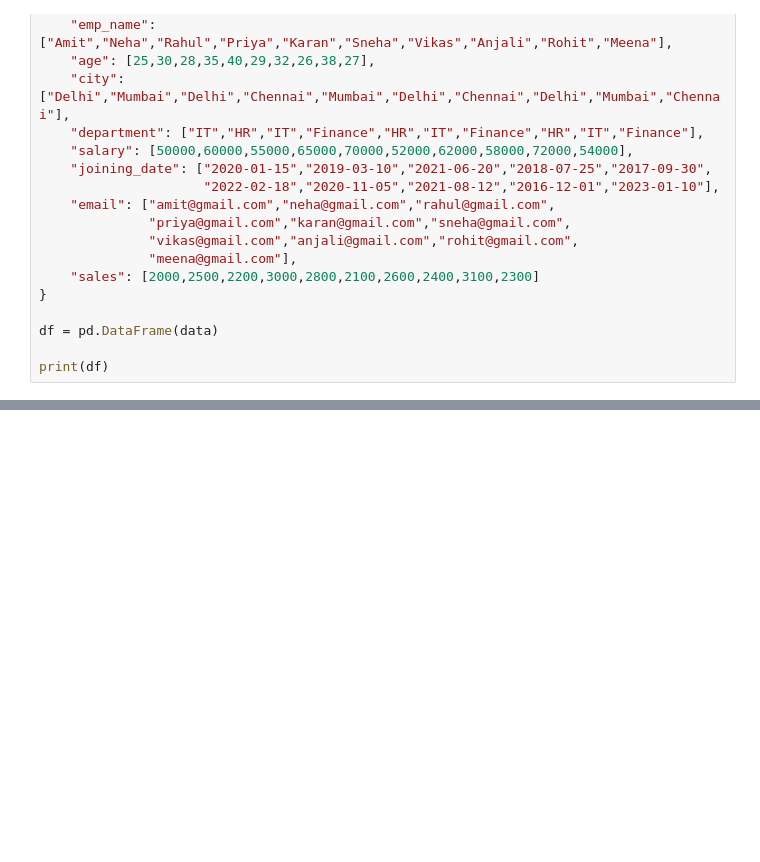
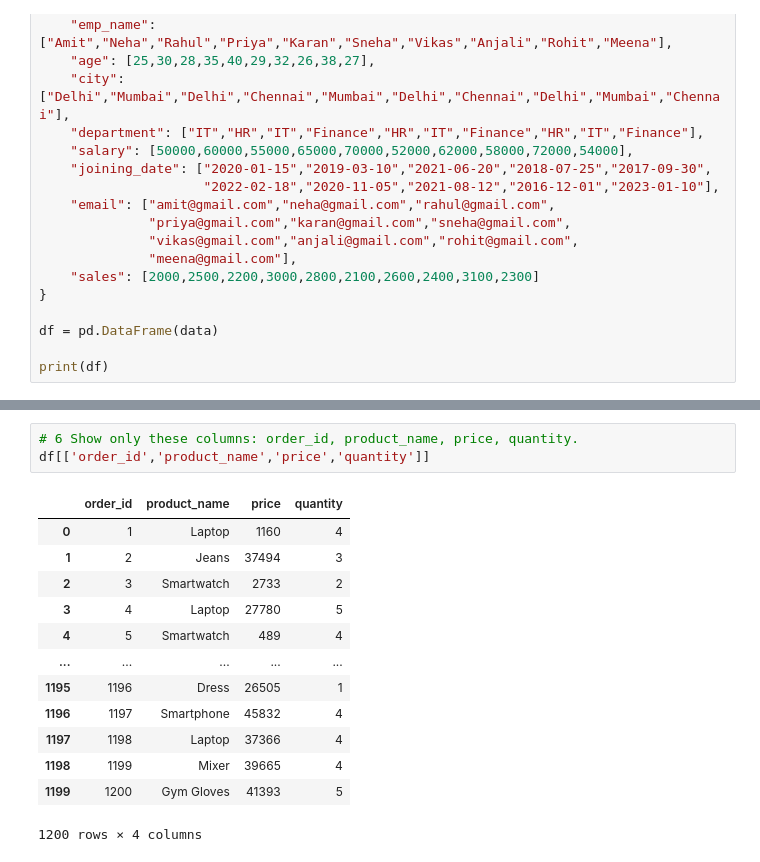
Before and after one commit to rramanswain2001/Python-code, a Jupyter notebook: data analysis with pandas.ipynb, the cells around one changed output, grey strips where cells are left out. Drawn from its saved outputs; the diff is of its cells as text; blank space fills up the shorter version.

```diff
--- a/data analysis with pandas.ipynb
+++ b/data analysis with pandas.ipynb
@@ -1807,0 +2065,17 @@ df.isnull()
+# %%
+# 6 Show only these columns: order_id, product_name, price, quantity.
+df[['order_id','product_name','price','quantity']]
+# %% [output]
+|  | order_id | product_name | price | quantity |
+| 0 | 1 | Laptop | 1160 | 4 |
+| 1 | 2 | Jeans | 37494 | 3 |
+| 2 | 3 | Smartwatch | 2733 | 2 |
+| 3 | 4 | Laptop | 27780 | 5 |
+| 4 | 5 | Smartwatch | 489 | 4 |
+| ... | ... | ... | ... | ... |
+| 1195 | 1196 | Dress | 26505 | 1 |
+| 1196 | 1197 | Smartphone | 45832 | 4 |
+| 1197 | 1198 | Laptop | 37366 | 4 |
+| 1198 | 1199 | Mixer | 39665 | 4 |
+| 1199 | 1200 | Gym Gloves | 41393 | 5 |
+1200 rows × 4 columns
```
Also changed, not shown: parts of 69 cells of this notebook, 1 other file.
